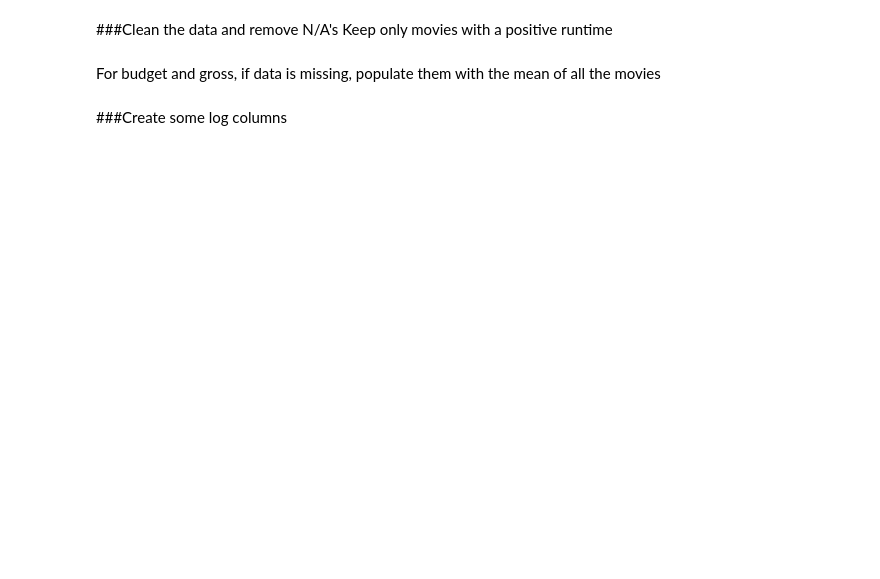
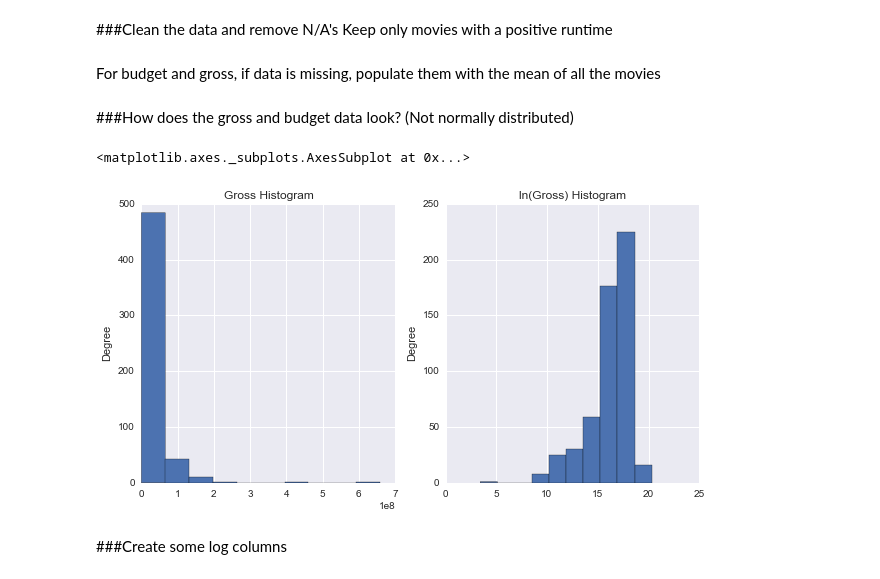
Before and after one commit to jkeung/Movies_Analysis, a Jupyter notebook: output/Movie_Analysis.ipynb, the cells around one changed output. Drawn from its saved outputs; the diff is of its cells as text; code cells hidden in the pictures; blank space fills up the shorter version.

```diff
--- a/output/Movie_Analysis.ipynb
+++ b/output/Movie_Analysis.ipynb
@@ -56,4 +145,13 @@ df2['runtime'] = df2['runtime'].astype(int)
 df2['genre'] = df2['genre'].astype(str)
+# %% [markdown]
+###How does the gross and budget data look? (Not normally distributed)
+# %%
+fig, axes = plt.subplots(nrows=1, ncols=2,figsize=(10,5))
+df2['gross'].plot(ax = axes[0], kind = 'hist', title = 'Gross Histogram')
+df2['log_gross'].plot(ax = axes[1], kind = 'hist', title = 'ln(Gross) Histogram')
+# %% [output]
+<matplotlib.axes._subplots.AxesSubplot at 0x...>
+[figure, added]
 # %% [markdown]
 ###Create some log columns
 # %%
```
Also changed, not shown: parts of 42 cells of this notebook.
